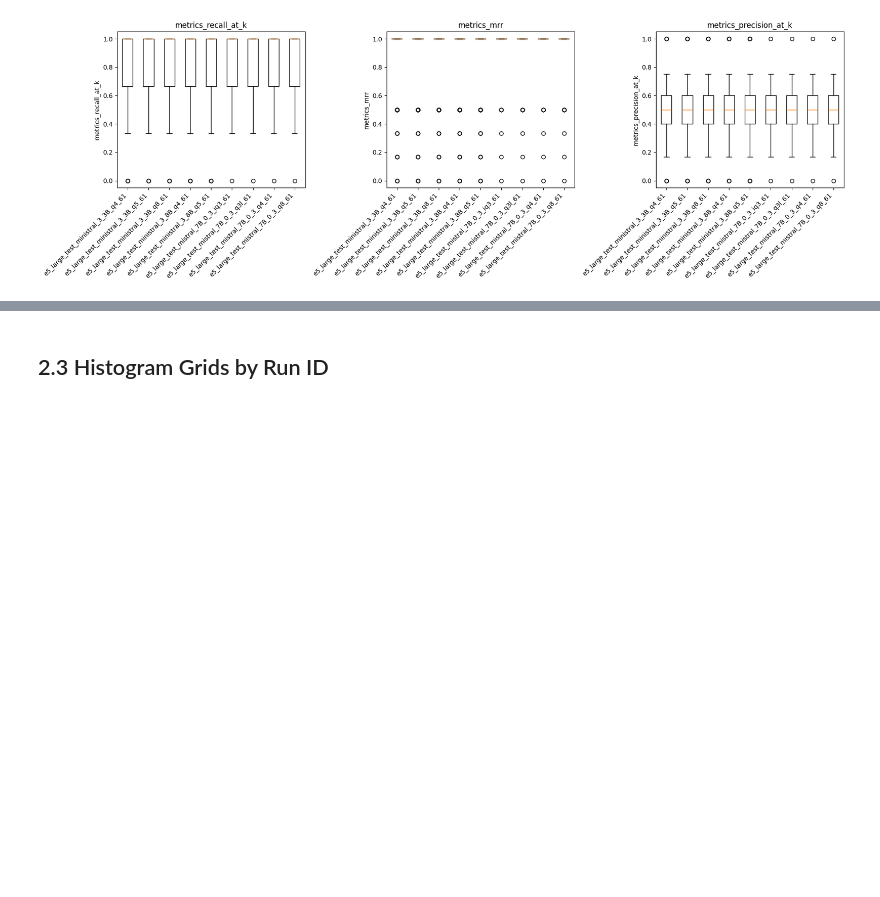
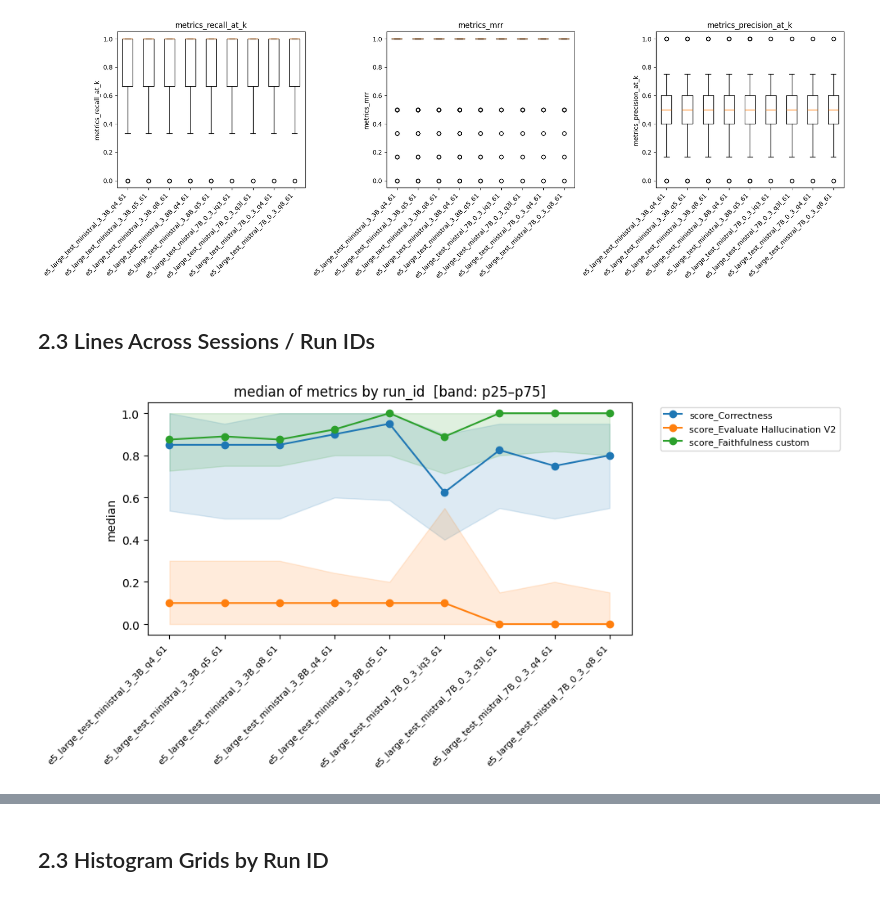
Before and after one commit to n-ploch/on-device-rag-performance, a Jupyter notebook: notebooks/01_explore_metrics.ipynb, the cells around one changed output, grey strips where cells are left out. Saved outputs shown, nothing was run; the diff lists cells and outputs as text; code cells hidden in the pictures; blank space fills up the shorter version.

```diff
--- a/notebooks/01_explore_metrics.ipynb
+++ b/notebooks/01_explore_metrics.ipynb
@@ -307,3 +310,12 @@ plot_boxplots(df_multi, ["metrics_recall_at_k", "metrics_mrr", "metrics_precisio
               group_by="run_id", group_order=run_order, figsize=(18, 6))
 # %% [output]
 [figure]
+# %% [markdown]
+## 2.3  Lines Across Sessions / Run IDs
+# %%
+score_cols = _present(df_multi, ["score_Correctness", "score_Context Recall",
+                                  "score_Evaluate Hallucination V2", "score_Faithfulness custom"])
+plot_stats_multi_line(df_multi, score_cols,
+                      group_by="run_id", group_order=run_order, stat="median", show_band=True)
+# %% [output]
+[figure, added]
```
Also changed, not shown: parts of 25 cells of this notebook.
